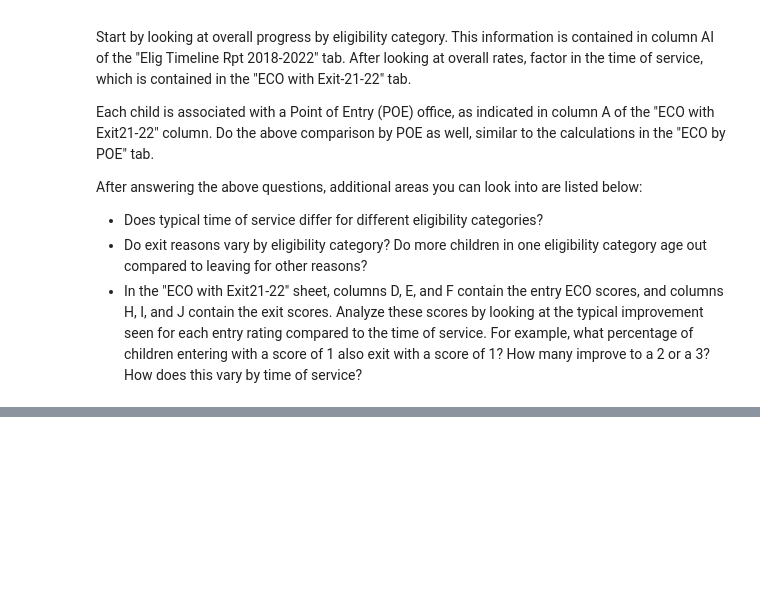
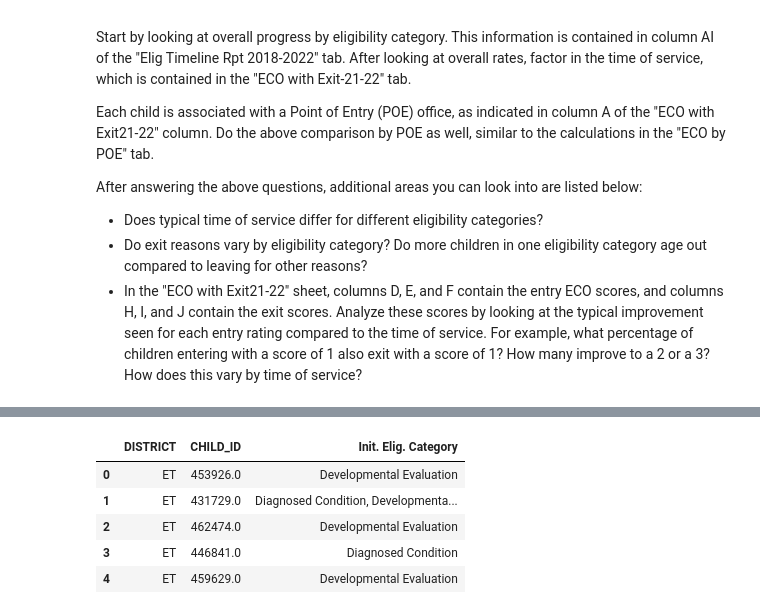
Before and after one commit to NSS-Data-Analytics-Cohort-7/didd-newbalancesonthebloc, a Jupyter notebook: Notebook/DIDD_partner_project.ipynb, the cells around one changed output, grey strips where cells are left out. Cells and saved outputs as stored; diff of their text form; code cells hidden in the pictures; blank space fills up the shorter version.

```diff
--- a/Notebook/DIDD_partner_project.ipynb
+++ b/Notebook/DIDD_partner_project.ipynb
@@ -38,0 +110,10 @@ eco.head()
+# %%
+elig_essential = elig[['DISTRICT', 'CHILD_ID', 'Init. Elig. Category']]
+elig_essential.head()
+# %% [output]
+|  | DISTRICT | CHILD_ID | Init. Elig. Category |
+| 0 | ET | 453926.0 | Developmental Evaluation |
+| 1 | ET | 431729.0 | Diagnosed Condition, Developmenta... |
+| 2 | ET | 462474.0 | Developmental Evaluation |
+| 3 | ET | 446841.0 | Diagnosed Condition |
+| 4 | ET | 459629.0 | Developmental Evaluation |
```
Also changed, not shown: parts of 30 cells of this notebook.
